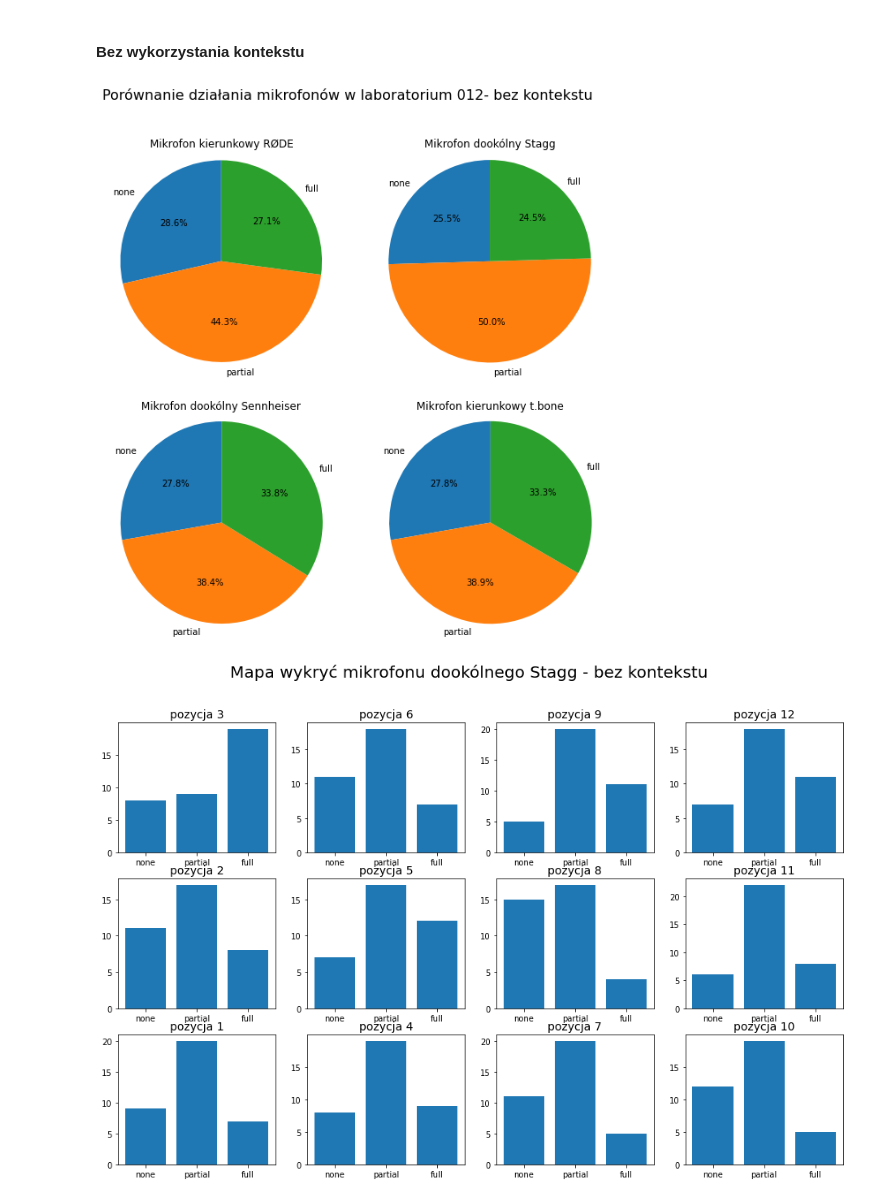
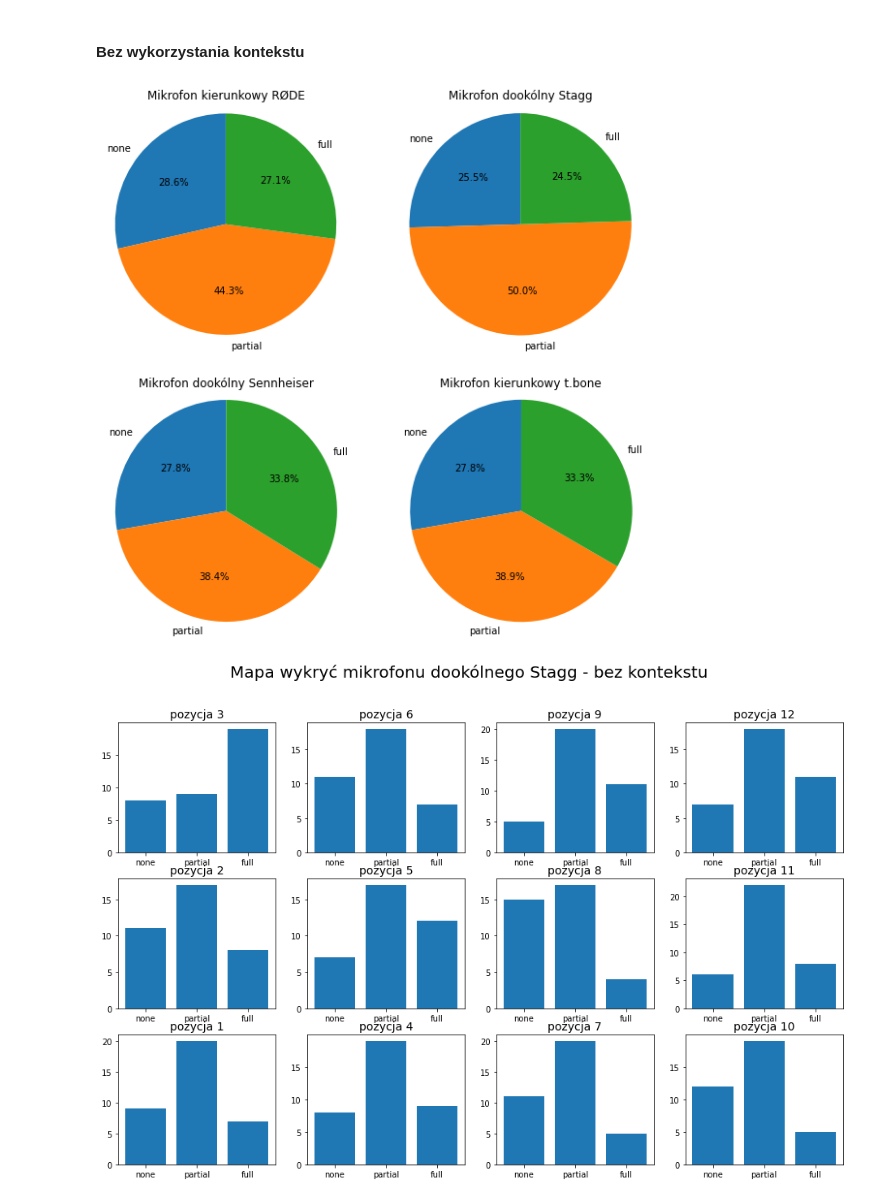
Before and after one commit to kubasikora/transcription-tool, a Jupyter notebook: Badania-mikrofonow.ipynb, the cells around one changed output. Saved outputs shown, nothing was run; the diff lists cells and outputs as text; code cells hidden in the pictures.

```diff
--- a/Badania-mikrofonow.ipynb
+++ b/Badania-mikrofonow.ipynb
@@ -483,25 +480,26 @@ lab_tbone_no_context_counts = [
 # %%
 fig, axs = plt.subplots(2,2, figsize=(10, 10))
 labels = ['none', 'partial', 'full']
 
-fig.suptitle("Porównanie działania mikrofonów w laboratorium 012- bez kontekstu", fontsize=16)
+# fig.suptitle("Porównanie działania mikrofonów w laboratorium 012- bez kontekstu", fontsize=16)
 
 axs[0][0].pie(lab_rode_no_context_counts, labels=labels, autopct='%1.1f%%', startangle=90)
 axs[0][0].set_title('Mikrofon kierunkowy RØDE')
 axs[0][0].axis('equal')
 axs[0][1].pie(lab_stagg_no_context_counts, labels=labels, autopct='%1.1f%%', startangle=90)
 axs[0][1].set_title('Mikrofon dookólny Stagg')
 axs[0][1].axis('equal')
 axs[1][0].pie(lab_sennheiser_no_context_counts, labels=labels, autopct='%1.1f%%', startangle=90)
 axs[1][0].set_title('Mikrofon dookólny Sennheiser')
 axs[1][0].axis('equal')
 axs[1][1].pie(lab_tbone_no_context_counts, labels=labels, autopct='%1.1f%%', startangle=90)
 axs[1][1].set_title('Mikrofon kierunkowy t.bone')
 axs[1][1].axis('equal')
 
+plt.savefig('./results/no-context.pdf')
 plt.show()
 # %% [output]
-[figure, old version]
+[figure, new version]
 # %%
 labels = [
     (0,2,'1'), (0,1,'2'), (0,0,'3'),
```
Also changed, not shown: parts of 22 cells of this notebook, 1 other file.
